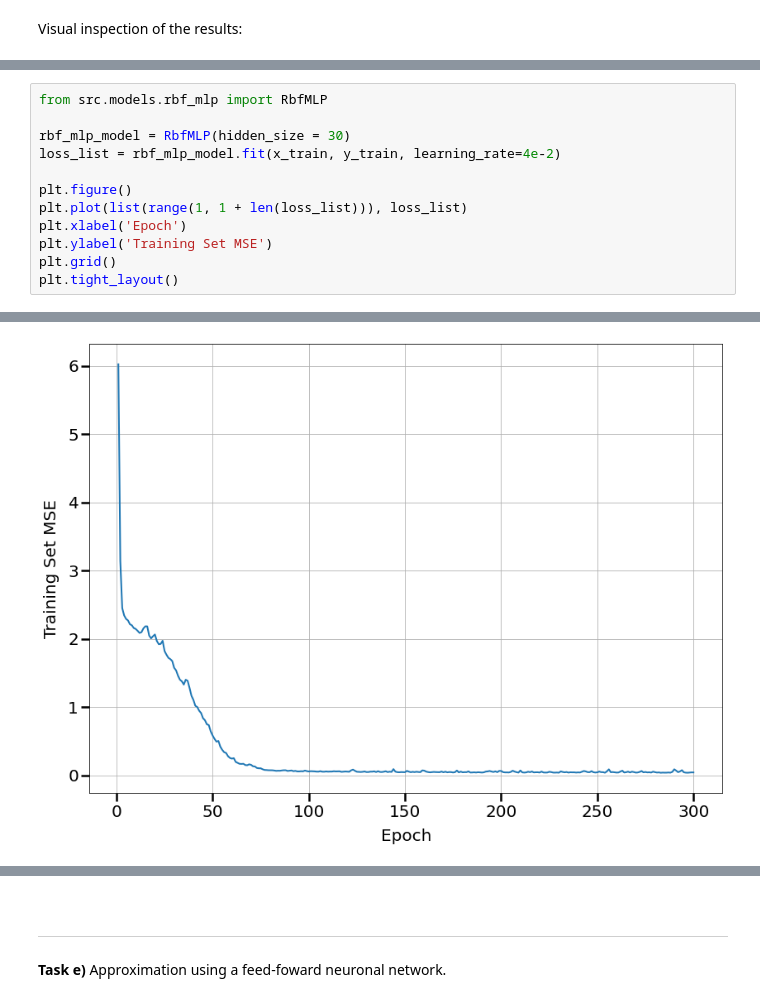
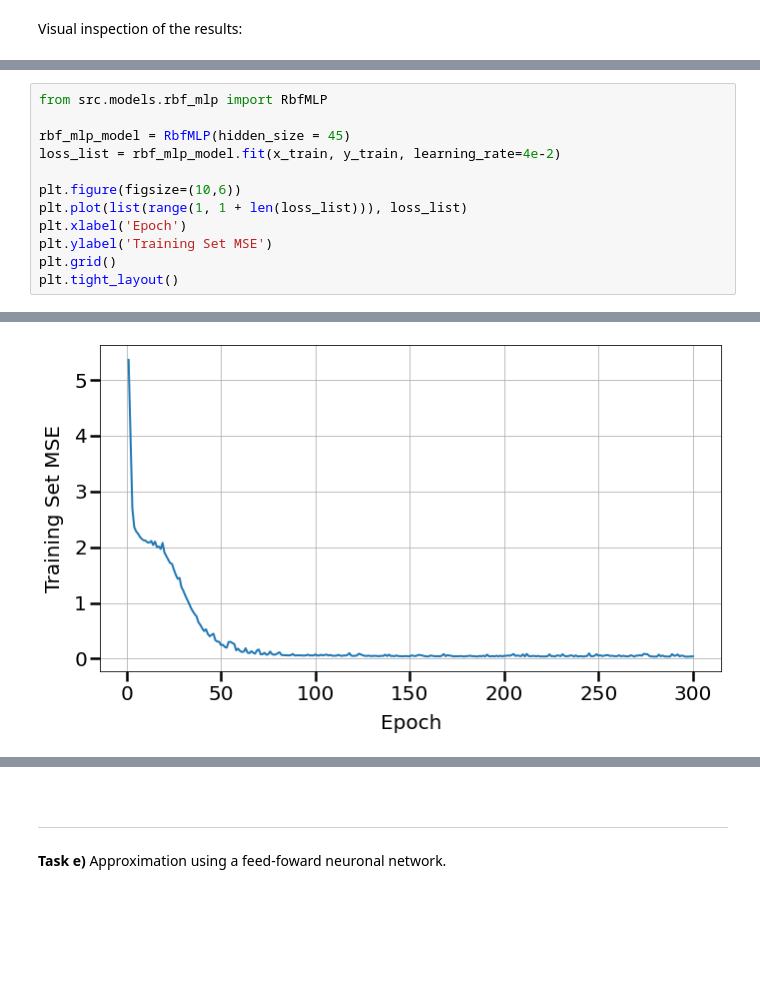
Before and after one commit to FelixSto/NSP_Assignments, a Jupyter notebook: notebooks/assignments/1-1-system-identification.ipynb, the cells around one changed output, grey strips where cells are left out. Saved outputs shown, nothing was run; the diff lists cells and outputs as text; blank space fills up the shorter version.

```diff
--- a/notebooks/assignments/1-1-system-identification.ipynb
+++ b/notebooks/assignments/1-1-system-identification.ipynb
@@ -410,10 +504,10 @@ Optimal RBF order for test set:  [20] with MSE:  [[0.04439076]]
 # %%
 from src.models.rbf_mlp import RbfMLP
 
-rbf_mlp_model = RbfMLP(hidden_size = 30)
+rbf_mlp_model = RbfMLP(hidden_size = 45)
 loss_list = rbf_mlp_model.fit(x_train, y_train, learning_rate=4e-2)
 
-plt.figure()
+plt.figure(figsize=(10,6))
 plt.plot(list(range(1, 1 + len(loss_list))), loss_list)
 plt.xlabel('Epoch')
 plt.ylabel('Training Set MSE')
@@ -427,7 +521,7 @@ Epoch 150 training loss is 0.07
 Epoch 200 training loss is 0.05
 Epoch 250 training loss is 0.06
 Epoch 299 training loss is 0.04
-[figure, old version]
+[figure, new version]
 # %%
 x_eval = np.arange(0,1,0.01)
 
```
Also changed, not shown: parts of 18 cells of this notebook.
